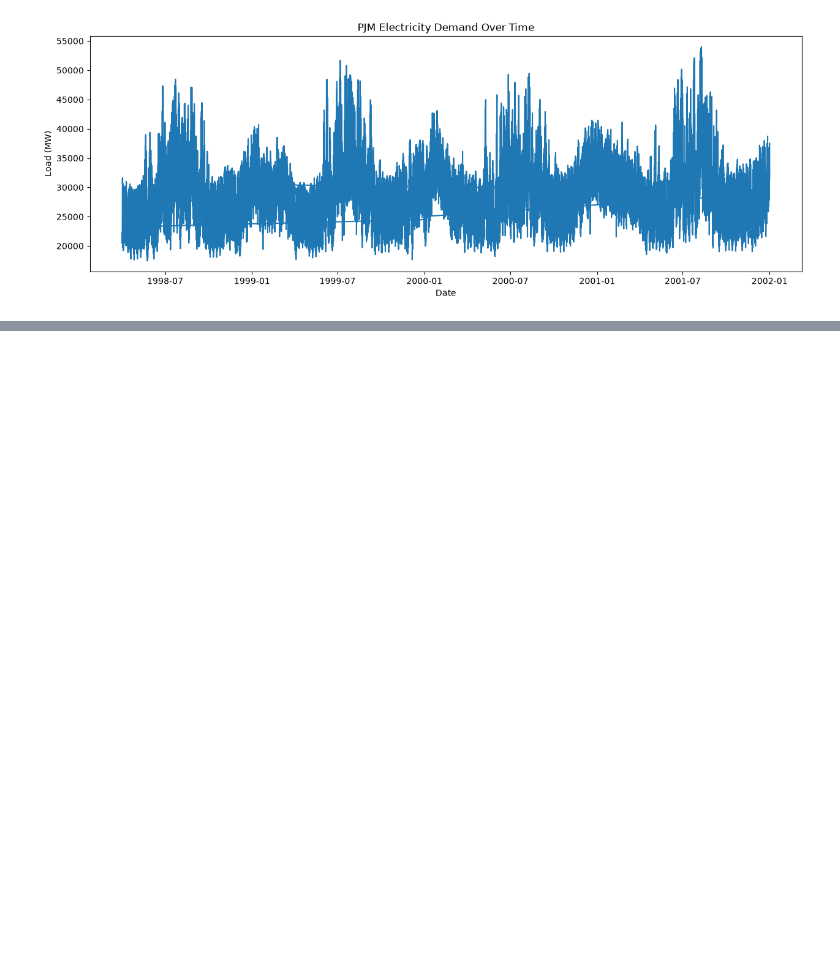
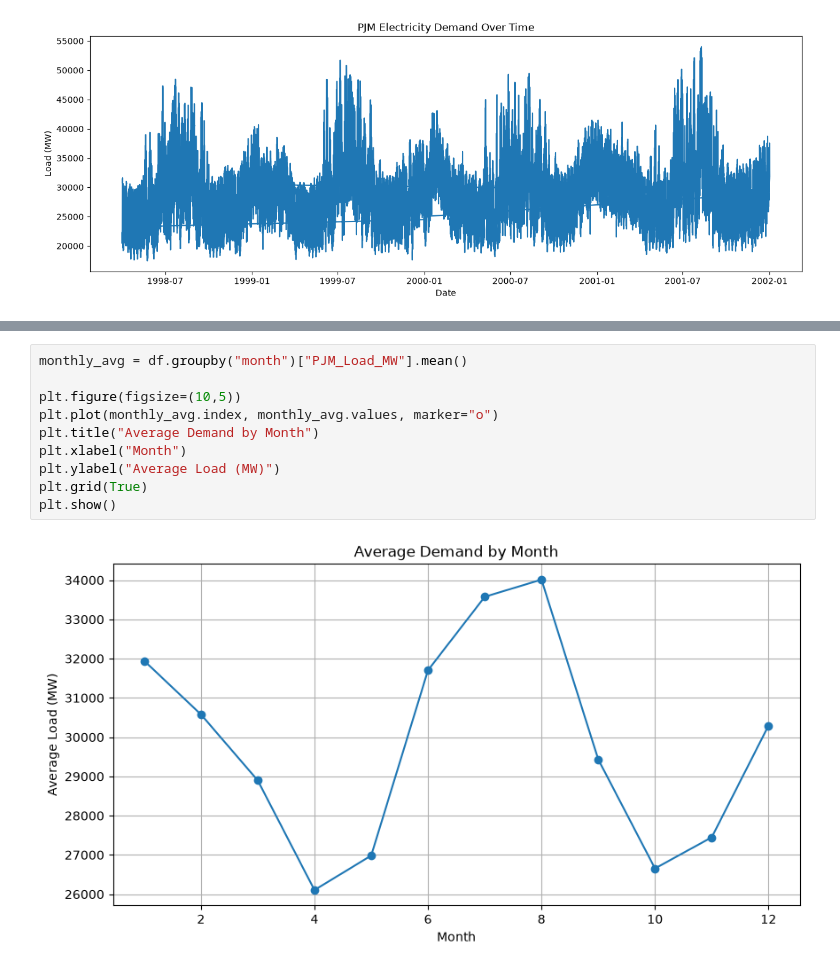
Before and after one commit to ksanu1011/DemandSense-AI, a Jupyter notebook: notebooks/01_data_understanding.ipynb, the cells around one changed output, grey strips where cells are left out. Cells and saved outputs as stored; diff of their text form; blank space fills up the shorter version.

```diff
--- a/notebooks/01_data_understanding.ipynb
+++ b/notebooks/01_data_understanding.ipynb
@@ -176,0 +219,12 @@ Matplotlib is building the font cache; this may take a moment.
+# %%
+monthly_avg = df.groupby("month")["PJM_Load_MW"].mean()
+
+plt.figure(figsize=(10,5))
+plt.plot(monthly_avg.index, monthly_avg.values, marker="o")
+plt.title("Average Demand by Month")
+plt.xlabel("Month")
+plt.ylabel("Average Load (MW)")
+plt.grid(True)
+plt.show()
+# %% [output]
+[figure, added]
```
Also changed, not shown: parts of 7 cells of this notebook, 1 other file.
